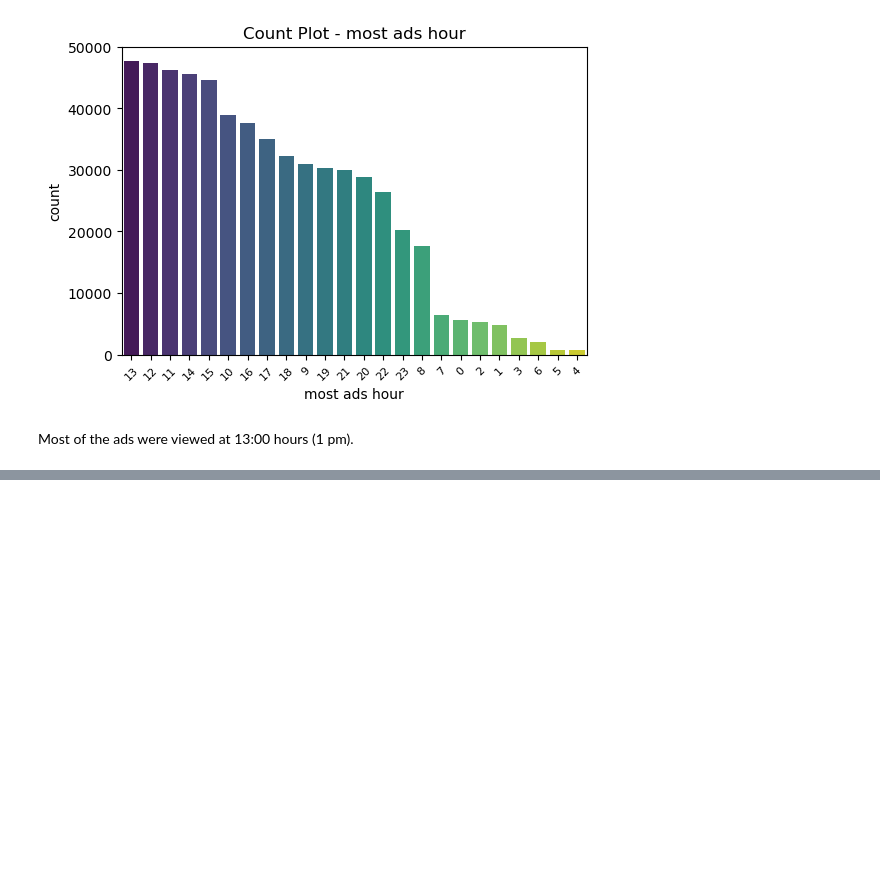
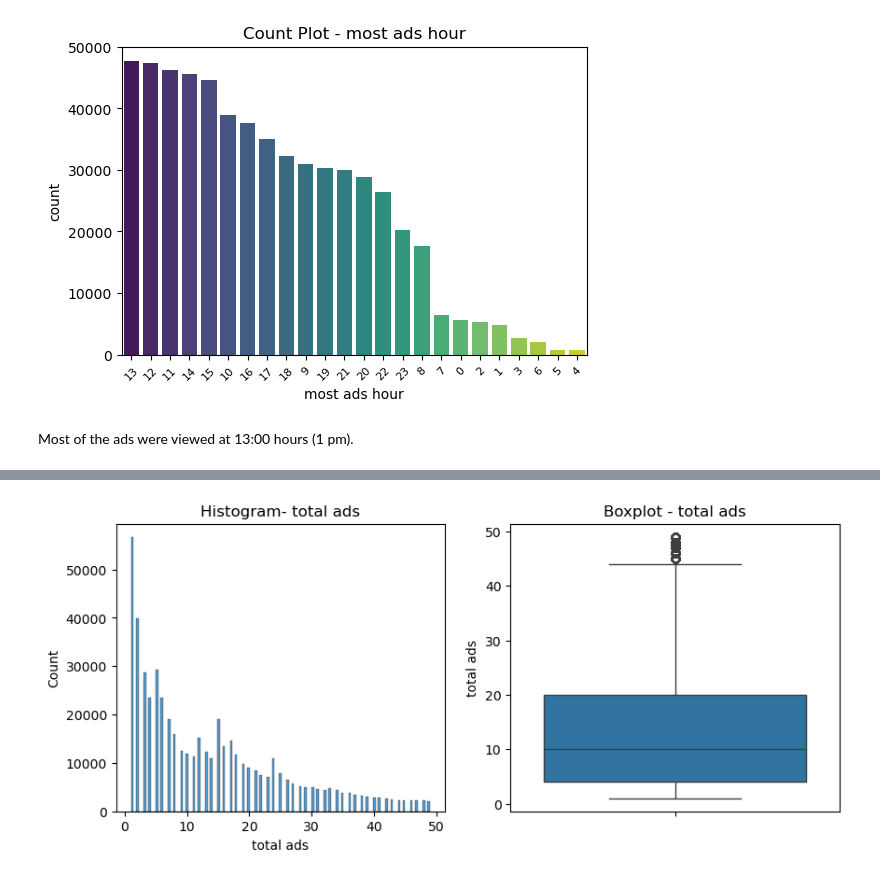
Before and after one commit to Eva088/A-B-Testing, a Jupyter notebook: Marketing.ipynb, the cells around one changed output, grey strips where cells are left out. Cells and saved outputs as stored; diff of their text form; code cells hidden in the pictures; blank space fills up the shorter version.

```diff
--- a/Marketing.ipynb
+++ b/Marketing.ipynb
@@ -175,0 +192,21 @@ Most of the ads were viewed at 13:00 hours (1 pm).
+# %%
+#Visualizing the variable 'total ads'
+
+variable = 'total ads'
+plt.figure(figsize=(10,4))
+
+#Creating a histogram
+
+plt.subplot(1,2,1)
+sns.histplot(x = variable, data = df[df['total ads'] <50])
+plt.title(f'Histogram- {variable}')
+
+#Creating a boxplot with the values closer to the 75th percentile
+
+plt.subplot(1,2,2)
+sns.boxplot(y = variable, data = df[df['total ads'] <50])
+plt.title(f'Boxplot - {variable}')
+
+plt.show()
+# %% [output]
+[figure, added]
```
Also changed, not shown: parts of 8 cells of this notebook.
